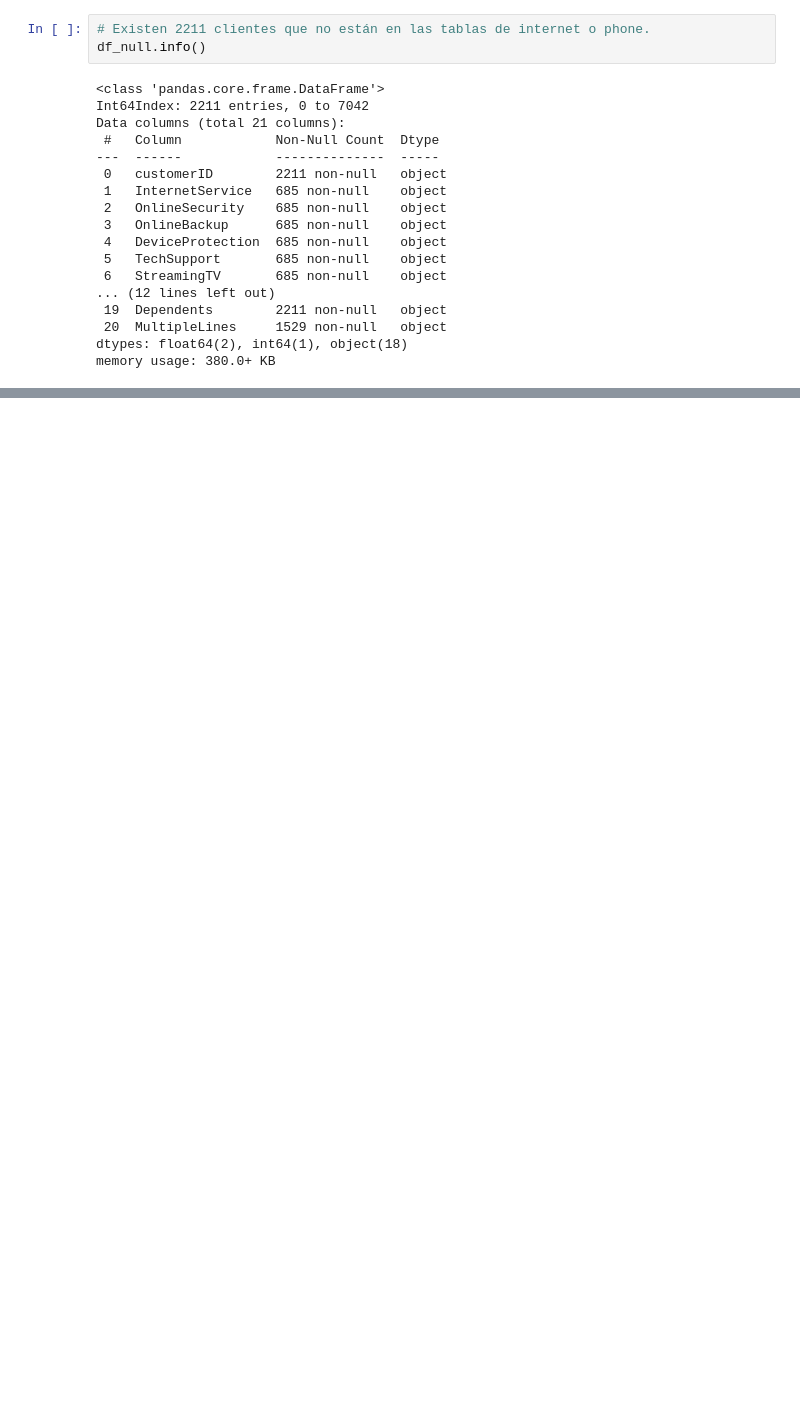
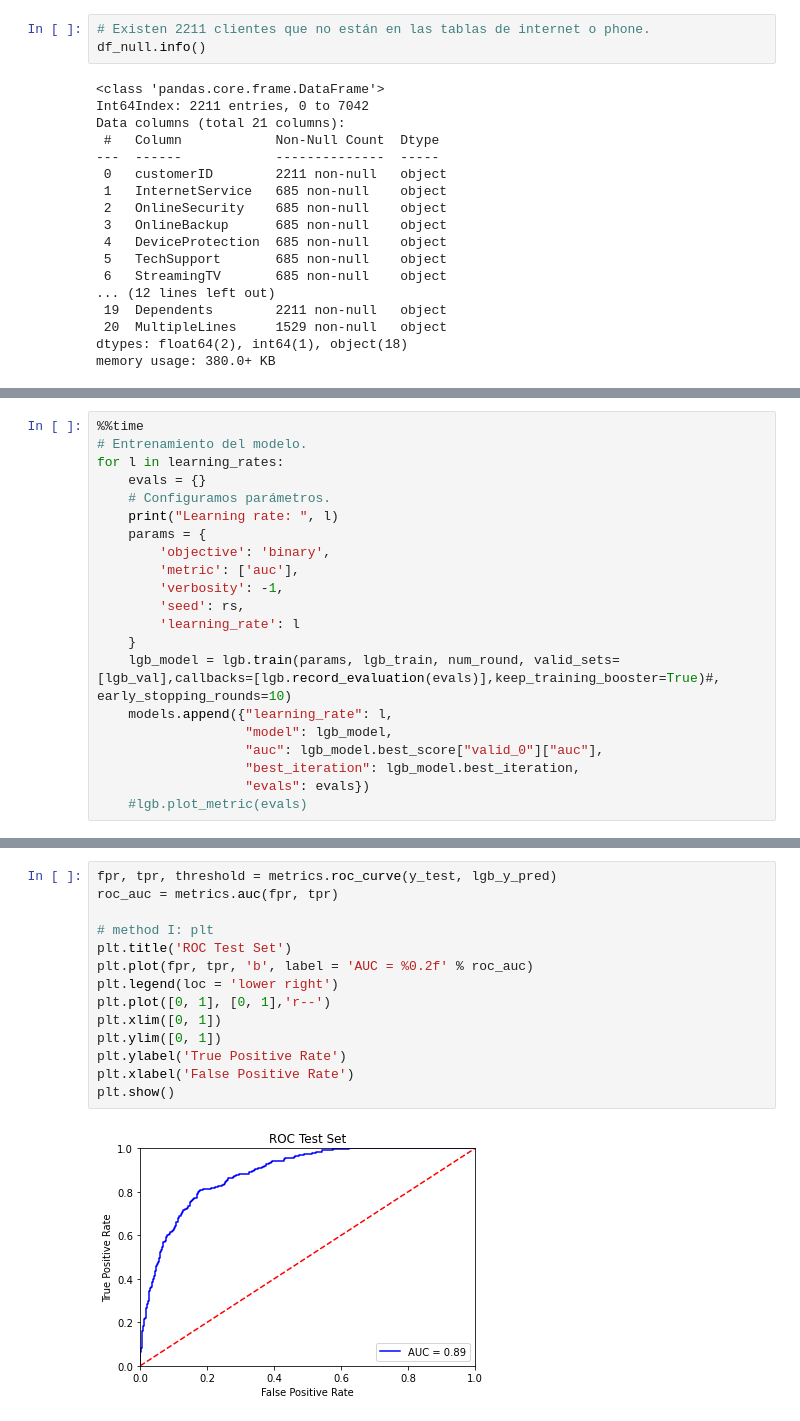
Before and after one commit to estebanberduo/ProyectoFinalTripleTen, a Jupyter notebook: ProyectoFinalParte2.ipynb, the cells around one changed output, grey strips where cells are left out. Cells and saved outputs as stored; diff of their text form; blank space fills up the shorter version.

```diff
--- a/ProyectoFinalParte2.ipynb
+++ b/ProyectoFinalParte2.ipynb
@@ -677,0 +632,21 @@ AUC: 0.8868102143224904
+# %%
+%%time
+# Entrenamiento del modelo.
+for l in learning_rates:
+    evals = {}
+    # Configuramos parámetros.
+    print("Learning rate: ", l)
+    params = {
+        'objective': 'binary',
+        'metric': ['auc'],
+        'verbosity': -1,
+        'seed': rs,
+        'learning_rate': l
+    }
+    lgb_model = lgb.train(params, lgb_train, num_round, valid_sets=[lgb_val],callbacks=[lgb.record_evaluation(evals)],keep_training_booster=True)#, early_stopping_rounds=10)
+    models.append({"learning_rate": l,
+                   "model": lgb_model,
+                   "auc": lgb_model.best_score["valid_0"]["auc"],
+                   "best_iteration": lgb_model.best_iteration,
+                   "evals": evals})
+    #lgb.plot_metric(evals)
@@ -677,0 +716,16 @@ AUC: 0.8868102143224904
+# %%
+fpr, tpr, threshold = metrics.roc_curve(y_test, lgb_y_pred)
+roc_auc = metrics.auc(fpr, tpr)
+
+# method I: plt
+plt.title('ROC Test Set')
+plt.plot(fpr, tpr, 'b', label = 'AUC = %0.2f' % roc_auc)
+plt.legend(loc = 'lower right')
+plt.plot([0, 1], [0, 1],'r--')
+plt.xlim([0, 1])
+plt.ylim([0, 1])
+plt.ylabel('True Positive Rate')
+plt.xlabel('False Positive Rate')
+plt.show()
+# %% [output]
+[figure, added]
```
Also changed, not shown: parts of 61 cells of this notebook.
